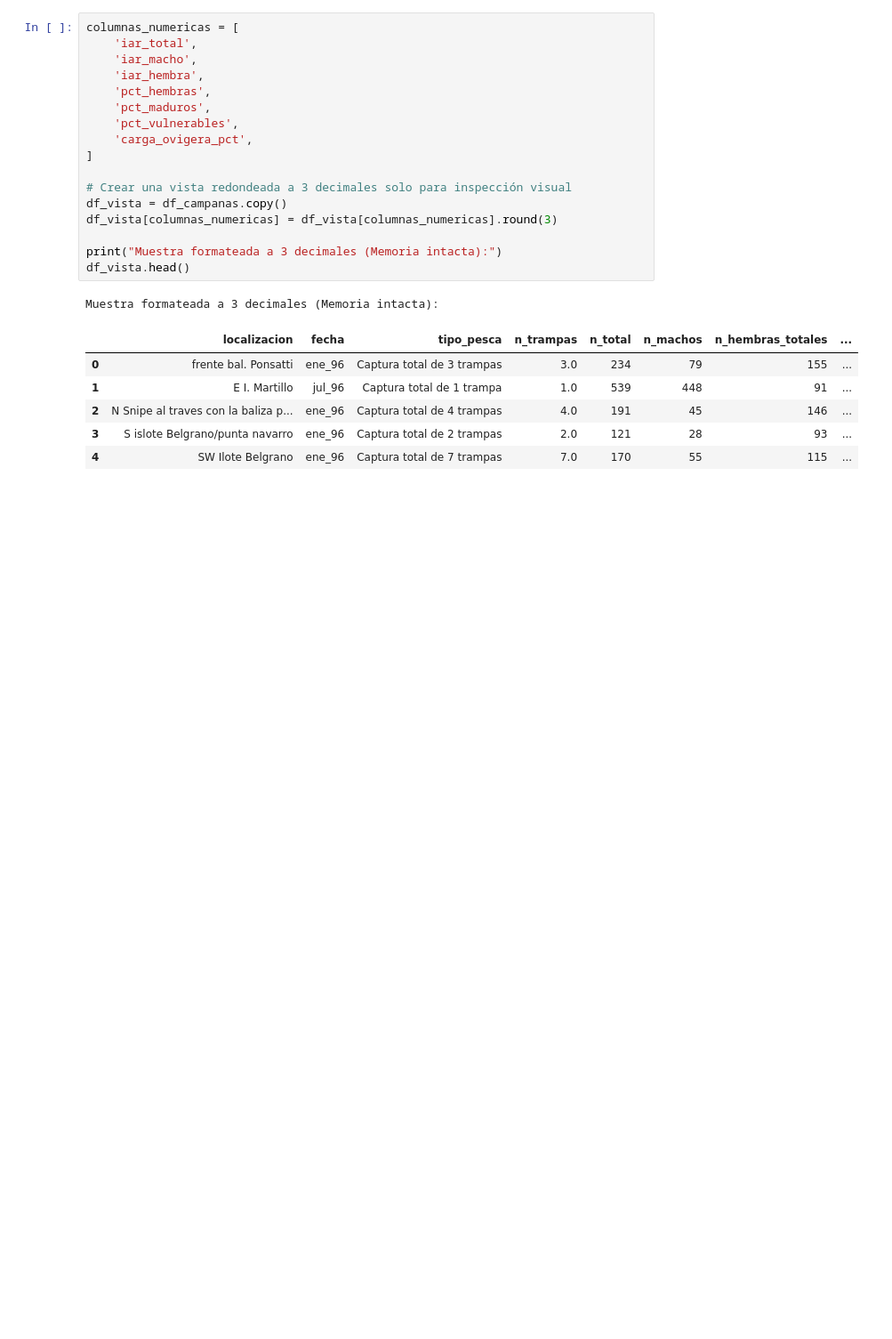
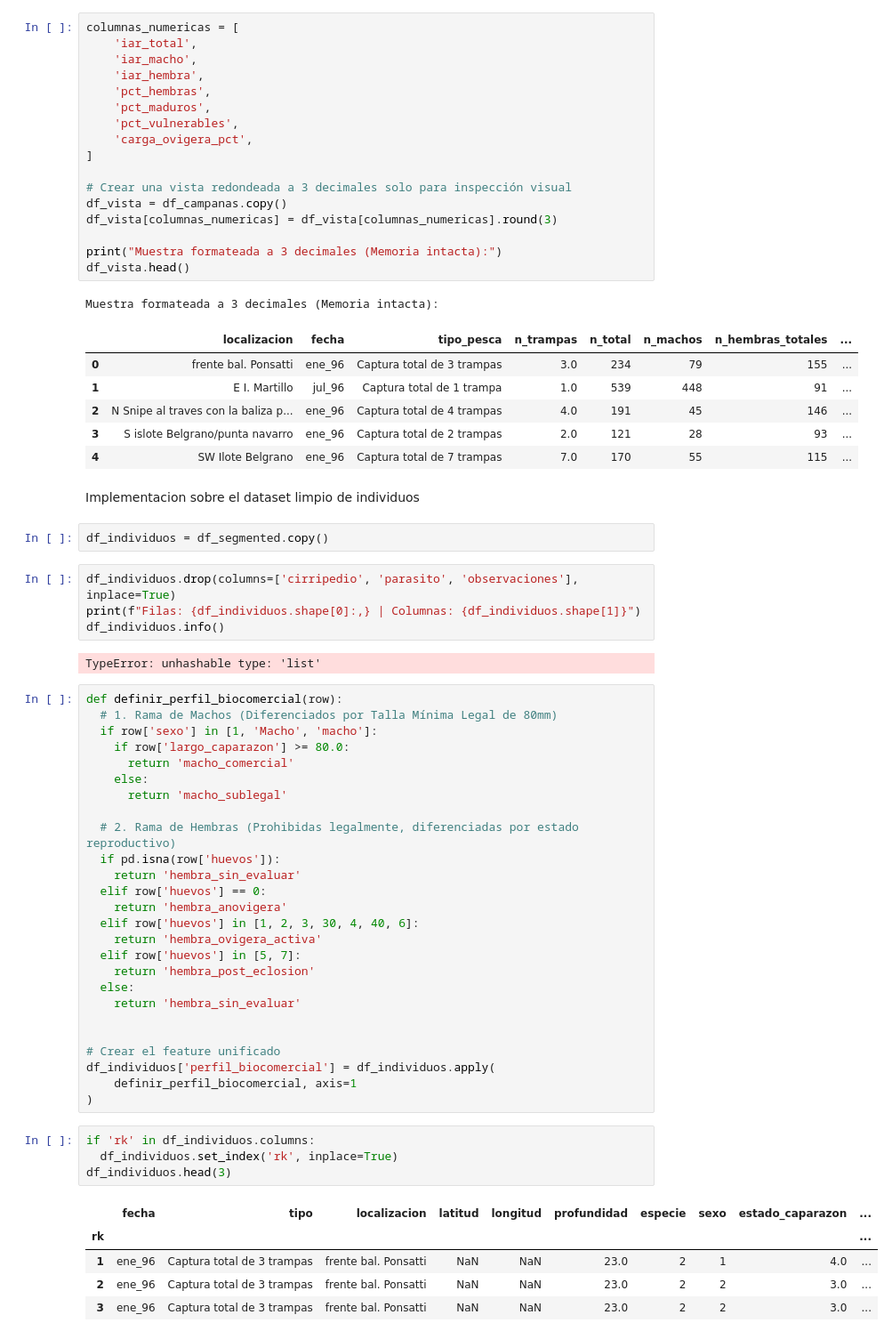
Before and after one commit to Mariano-ds/centollas2026, a Jupyter notebook: mariano/mariano_tp3.ipynb, the cells around one changed output. Shown at 89% size. Drawn from its saved outputs; the diff is of its cells as text; blank space fills up the shorter version.

```diff
--- a/mariano/mariano_tp3.ipynb
+++ b/mariano/mariano_tp3.ipynb
@@ -479,3 +503,49 @@ Muestra formateada a 3 decimales (Memoria intacta):
 | 2 | N Snipe al traves con la baliza p... | ene_96 | Captura total de 4 trampas | 4.0 | 191 | 45 | 146 | ... |
 | 3 | S islote Belgrano/punta navarro | ene_96 | Captura total de 2 trampas | 2.0 | 121 | 28 | 93 | ... |
 | 4 | SW Ilote Belgrano | ene_96 | Captura total de 7 trampas | 7.0 | 170 | 55 | 115 | ... |
+# %% [markdown]
+Implementacion sobre el dataset limpio de individuos
+# %%
+df_individuos = df_segmented.copy()
+# %%
+df_individuos.drop(columns=['cirripedio', 'parasito', 'observaciones'], inplace=True)
+print(f"Filas: {df_individuos.shape[0]:,} | Columnas: {df_individuos.shape[1]}")
+df_individuos.info()
+# %% [output]
+TypeError: unhashable type: 'list'
+# %%
+def definir_perfil_biocomercial(row):
+  # 1. Rama de Machos (Diferenciados por Talla Mínima Legal de 80mm)
+  if row['sexo'] in [1, 'Macho', 'macho']:
+    if row['largo_caparazon'] >= 80.0:
+      return 'macho_comercial'
+    else:
+      return 'macho_sublegal'
+
+  # 2. Rama de Hembras (Prohibidas legalmente, diferenciadas por estado reproductivo)
+  if pd.isna(row['huevos']):
+    return 'hembra_sin_evaluar'
+  elif row['huevos'] == 0:
+    return 'hembra_anovigera'
+  elif row['huevos'] in [1, 2, 3, 30, 4, 40, 6]:
+    return 'hembra_ovigera_activa'
+  elif row['huevos'] in [5, 7]:
+    return 'hembra_post_eclosion'
+  else:
+    return 'hembra_sin_evaluar'
+
+
+# Crear el feature unificado
+df_individuos['perfil_biocomercial'] = df_individuos.apply(
+    definir_perfil_biocomercial, axis=1
+)
+# %%
+if 'rk' in df_individuos.columns:
+  df_individuos.set_index('rk', inplace=True)
+df_individuos.head(3)
+# %% [output]
+|  | fecha | tipo | localizacion | latitud | longitud | profundidad | especie | sexo | estado_caparazon | ... |
+| rk |  |  |  |  |  |  |  |  |  | ... |
+| 1 | ene_96 | Captura total de 3 trampas | frente bal. Ponsatti | NaN | NaN | 23.0 | 2 | 1 | 4.0 | ... |
+| 2 | ene_96 | Captura total de 3 trampas | frente bal. Ponsatti | NaN | NaN | 23.0 | 2 | 2 | 3.0 | ... |
+| 3 | ene_96 | Captura total de 3 trampas | frente bal. Ponsatti | NaN | NaN | 23.0 | 2 | 2 | 3.0 | ... |
```
Also changed, not shown: parts of 16 cells of this notebook.
